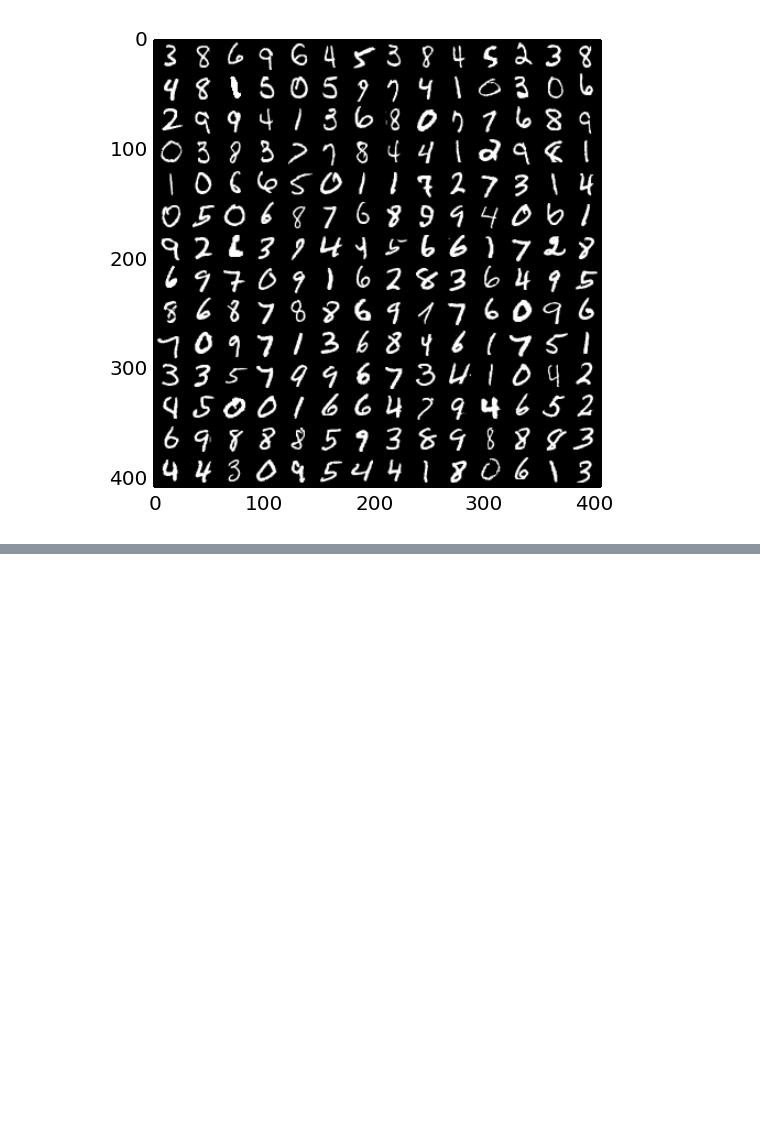
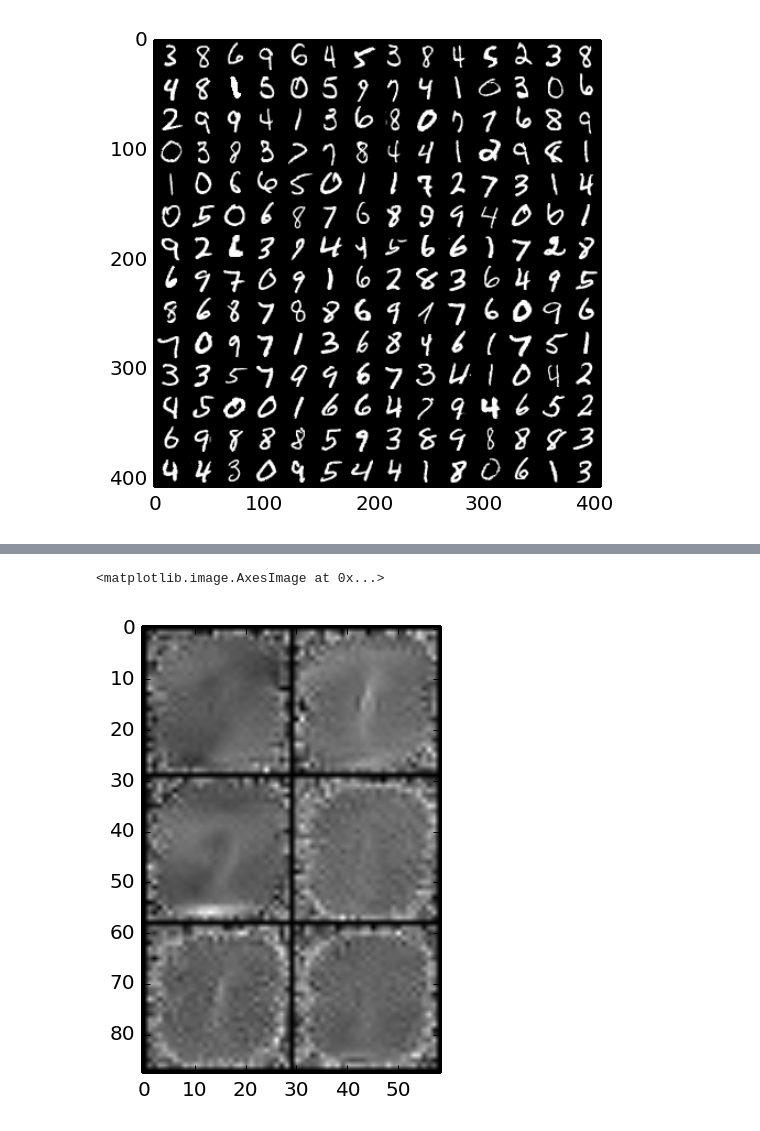
Before and after one commit to osdf/utils, a Jupyter notebook: notebooks/VAE-MNIST.ipynb, the cells around one changed output, grey strips where cells are left out. Drawn from its saved outputs; the diff is of its cells as text; code cells hidden in the pictures; blank space fills up the shorter version.

```diff
--- a/notebooks/VAE-MNIST.ipynb
+++ b/notebooks/VAE-MNIST.ipynb
@@ -166,0 +257,6 @@ ImportError: No module named brewer2mpl
+# %%
+im = np.array(helpers.visualize(params[0].get_value().T, 28*28))
+imshow(im, cmap=cm.gray)
+# %% [output]
+<matplotlib.image.AxesImage at 0x...>
+[figure, added]
```
Also changed, not shown: parts of 18 cells of this notebook, 1 other file.
